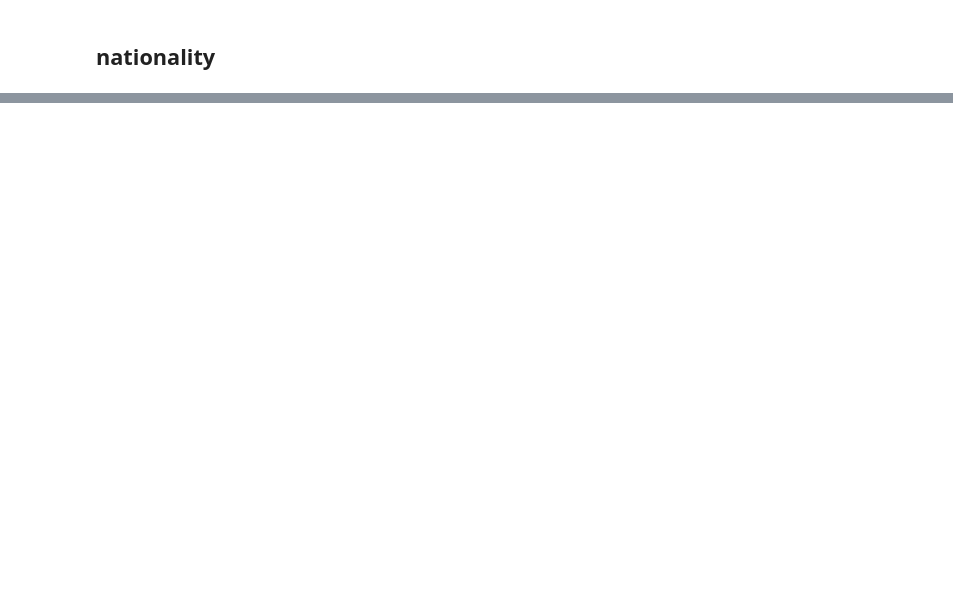
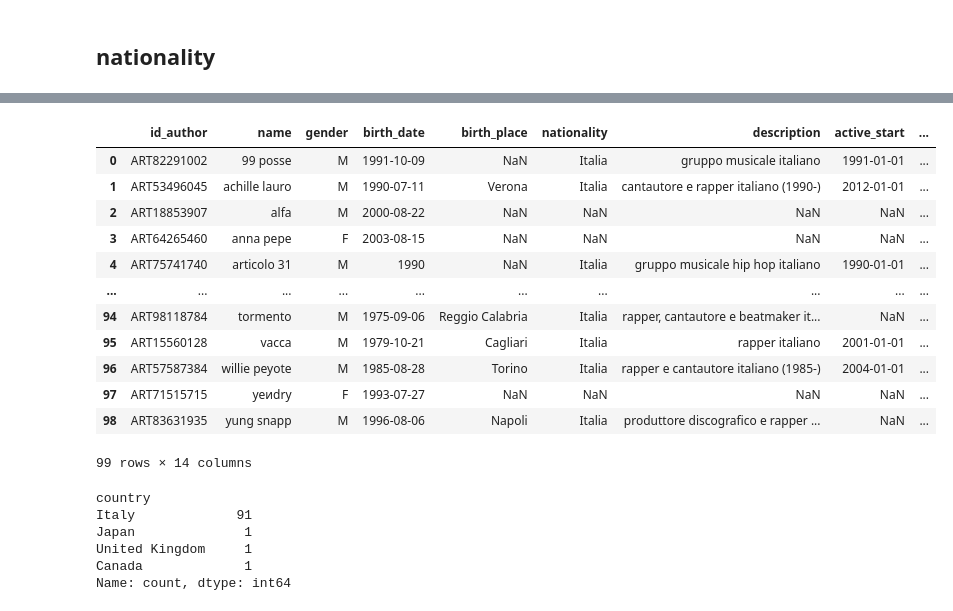
Before and after one commit to Ankit-Bhagat851/DSS-Project, a Jupyter notebook: Chi/artists_understanding.ipynb, the cells around one changed output, grey strips where cells are left out. Drawn from its saved outputs; the diff is of its cells as text; code cells hidden in the pictures; blank space fills up the shorter version.

```diff
--- a/Chi/artists_understanding.ipynb
+++ b/Chi/artists_understanding.ipynb
@@ -474,0 +688,25 @@ H3LatLngDomainError:
+# %%
+df_cleaned
+# %% [output]
+|  | id_author | name | gender | birth_date | birth_place | nationality | description | active_start | ... |
+| 0 | ART82291002 | 99 posse | M | 1991-10-09 | NaN | Italia | gruppo musicale italiano | 1991-01-01 | ... |
+| 1 | ART53496045 | achille lauro | M | 1990-07-11 | Verona | Italia | cantautore e rapper italiano (1990-) | 2012-01-01 | ... |
+| 2 | ART18853907 | alfa | M | 2000-08-22 | NaN | NaN | NaN | NaN | ... |
+| 3 | ART64265460 | anna pepe | F | 2003-08-15 | NaN | NaN | NaN | NaN | ... |
+| 4 | ART75741740 | articolo 31 | M | 1990 | NaN | Italia | gruppo musicale hip hop italiano | 1990-01-01 | ... |
+| ... | ... | ... | ... | ... | ... | ... | ... | ... | ... |
+| 94 | ART98118784 | tormento | M | 1975-09-06 | Reggio Calabria | Italia | rapper, cantautore e beatmaker it... | NaN | ... |
+| 95 | ART15560128 | vacca | M | 1979-10-21 | Cagliari | Italia | rapper italiano | 2001-01-01 | ... |
+| 96 | ART57587384 | willie peyote | M | 1985-08-28 | Torino | Italia | rapper e cantautore italiano (1985-) | 2004-01-01 | ... |
+| 97 | ART71515715 | yeиdry | F | 1993-07-27 | NaN | NaN | NaN | NaN | ... |
+| 98 | ART83631935 | yung snapp | M | 1996-08-06 | Napoli | Italia | produttore discografico e rapper ... | NaN | ... |
+99 rows × 14 columns
+# %%
+df_cleaned.country.value_counts()
+# %% [output]
+country
+Italy             91
+Japan              1
+United Kingdom     1
+Canada             1
+Name: count, dtype: int64
```
Also changed, not shown: parts of 47 cells of this notebook, 1 other file.
